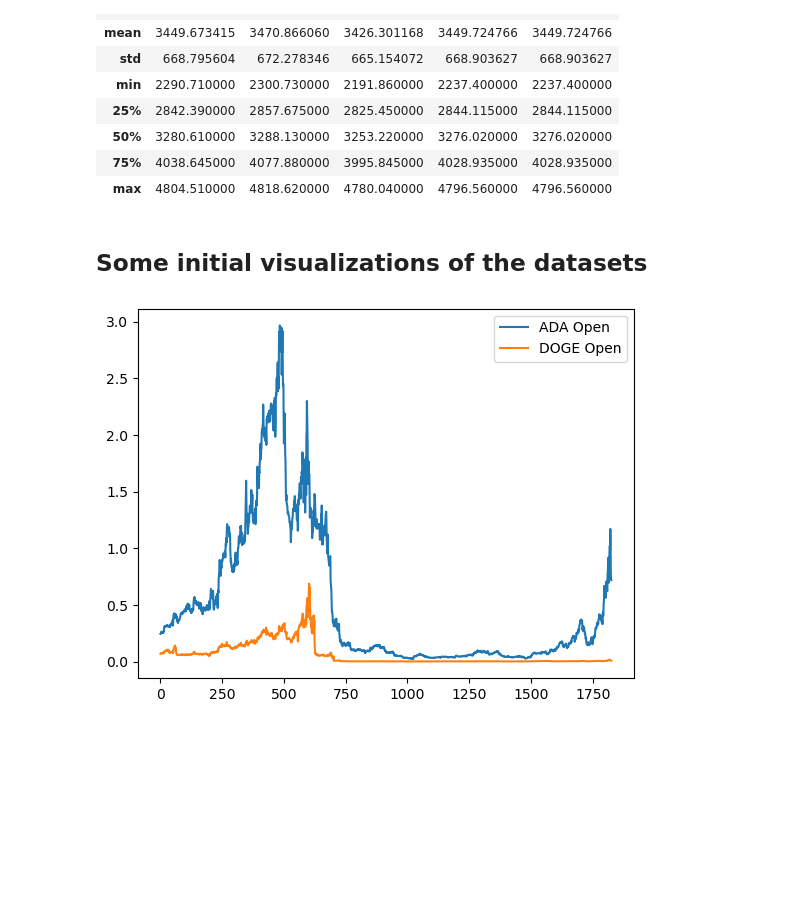
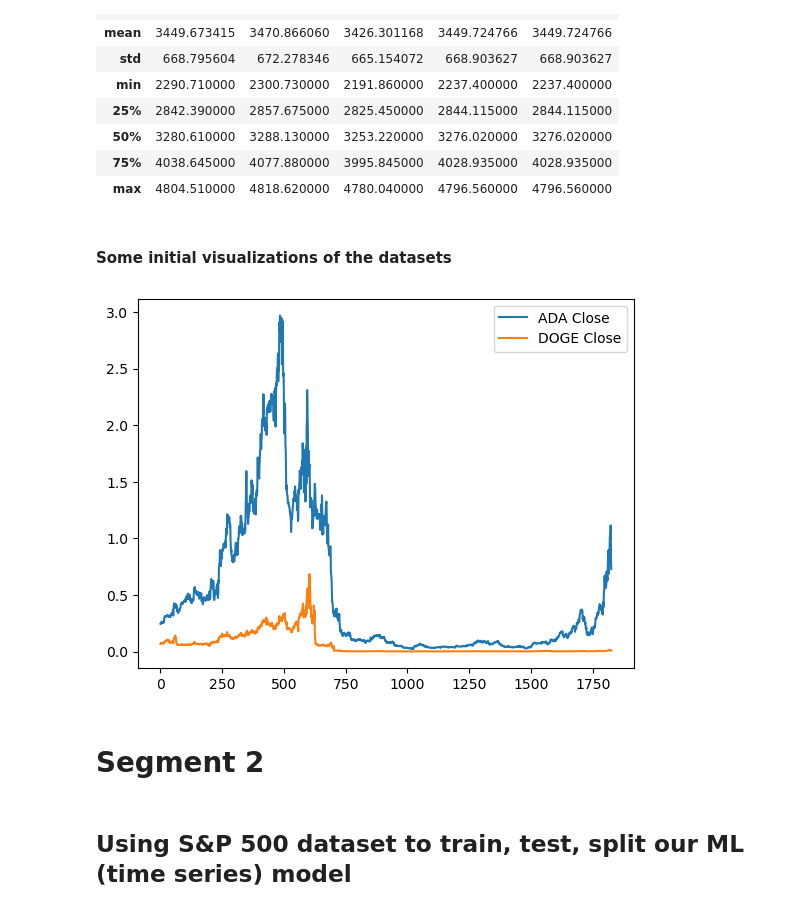
Before and after one commit to fareenamughal/Group-6-Crypto, a Jupyter notebook: Code/Stock-analysis.ipynb, the cells around one changed output. Cells and saved outputs as stored; diff of their text form; code cells hidden in the pictures; blank space fills up the shorter version.

```diff
--- a/Code/Stock-analysis.ipynb
+++ b/Code/Stock-analysis.ipynb
@@ -315,7 +317,7 @@ sp500_df.describe()
 #export as cleaned CSV
 sp500_df.to_csv("..\Data\sp500_data-cleaned.csv", index = False)
 # %% [markdown]
-## Some initial visualizations of the datasets
+#### Some initial visualizations of the datasets
 # %%
 #importing libraries for charts and vizualizations of both dataframes
 import matplotlib.pyplot as plt
@@ -324,11 +326,11 @@ import numpy as np
 # %%
 #some exploratory work & viz using the datasets
 
 #ADA & DOGE COINS
 fig, ax = plt.subplots()
 
-ax.plot(ada["Open"], label = "ADA Open")
-ax.plot(doge["Open"], label = "DOGE Open")
+ax.plot(ada["Close"], label = "ADA Close")
+ax.plot(doge["Close"], label = "DOGE Close")
 leg = ax.legend()
 # %% [output]
-[figure, old version]
+[figure, new version]
@@ -334,0 +340,4 @@ leg = ax.legend()
+# %% [markdown]
+# Segment 2
+# %% [markdown]
+## Using S&P 500 dataset to train, test, split our ML (time series) model
```
Also changed, not shown: parts of 63 cells of this notebook.
